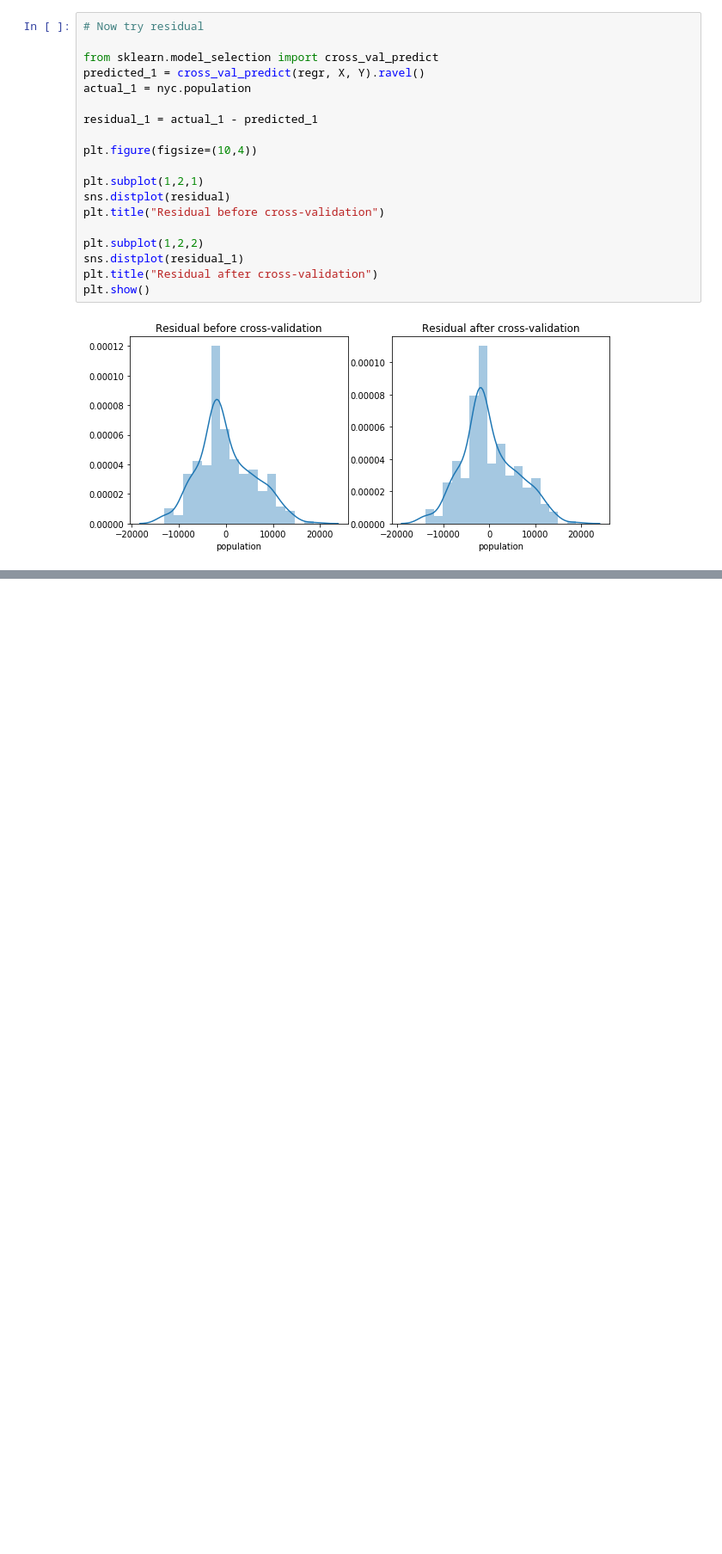
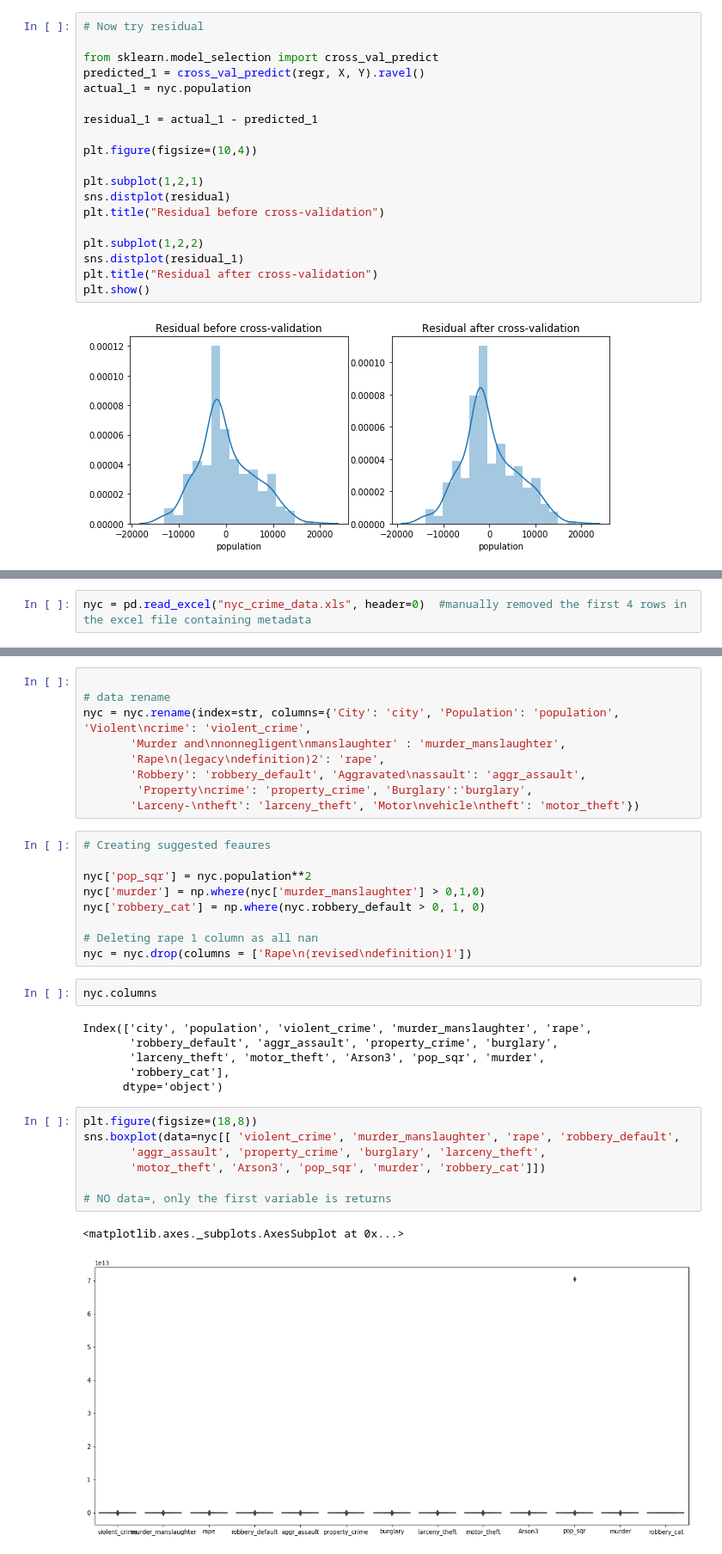
Before and after one commit to PriyankaBiswas/Data-Science, a Jupyter notebook: Unit2_SL/NYCrime/nyc_crime_regression.ipynb, the cells around one changed output, grey strips where cells are left out. Shown at 86% size. Cells and saved outputs as stored; diff of their text form; blank space fills up the shorter version.

```diff
--- a/Unit2_SL/NYCrime/nyc_crime_regression.ipynb
+++ b/Unit2_SL/NYCrime/nyc_crime_regression.ipynb
@@ -463,0 +472,2 @@ plt.show()
+# %%
+nyc = pd.read_excel("nyc_crime_data.xls", header=0)  #manually removed the first 4 rows in the excel file containing metadata
@@ -463,0 +483,36 @@ plt.show()
+# %%
+
+# data rename
+nyc = nyc.rename(index=str, columns={'City': 'city', 'Population': 'population', 'Violent\ncrime': 'violent_crime',
+       'Murder and\nnonnegligent\nmanslaughter' : 'murder_manslaughter',
+       'Rape\n(legacy\ndefinition)2': 'rape',
+       'Robbery': 'robbery_default', 'Aggravated\nassault': 'aggr_assault',
+        'Property\ncrime': 'property_crime', 'Burglary':'burglary',
+       'Larceny-\ntheft': 'larceny_theft', 'Motor\nvehicle\ntheft': 'motor_theft'})
+# %%
+# Creating suggested feaures
+
+nyc['pop_sqr'] = nyc.population**2
+nyc['murder'] = np.where(nyc['murder_manslaughter'] > 0,1,0)
+nyc['robbery_cat'] = np.where(nyc.robbery_default > 0, 1, 0)
+
+# Deleting rape 1 column as all nan
+nyc = nyc.drop(columns = ['Rape\n(revised\ndefinition)1'])
+# %%
+nyc.columns
+# %% [output]
+Index(['city', 'population', 'violent_crime', 'murder_manslaughter', 'rape',
+       'robbery_default', 'aggr_assault', 'property_crime', 'burglary',
+       'larceny_theft', 'motor_theft', 'Arson3', 'pop_sqr', 'murder',
+       'robbery_cat'],
+      dtype='object')
+# %%
+plt.figure(figsize=(18,8))
+sns.boxplot(data=nyc[[ 'violent_crime', 'murder_manslaughter', 'rape', 'robbery_default',
+       'aggr_assault', 'property_crime', 'burglary', 'larceny_theft',
+       'motor_theft', 'Arson3', 'pop_sqr', 'murder', 'robbery_cat']])
+
+# NO data=, only the first variable is returns
+# %% [output]
+<matplotlib.axes._subplots.AxesSubplot at 0x...>
+[figure, added]
```
Also changed, not shown: parts of 11 cells of this notebook.
